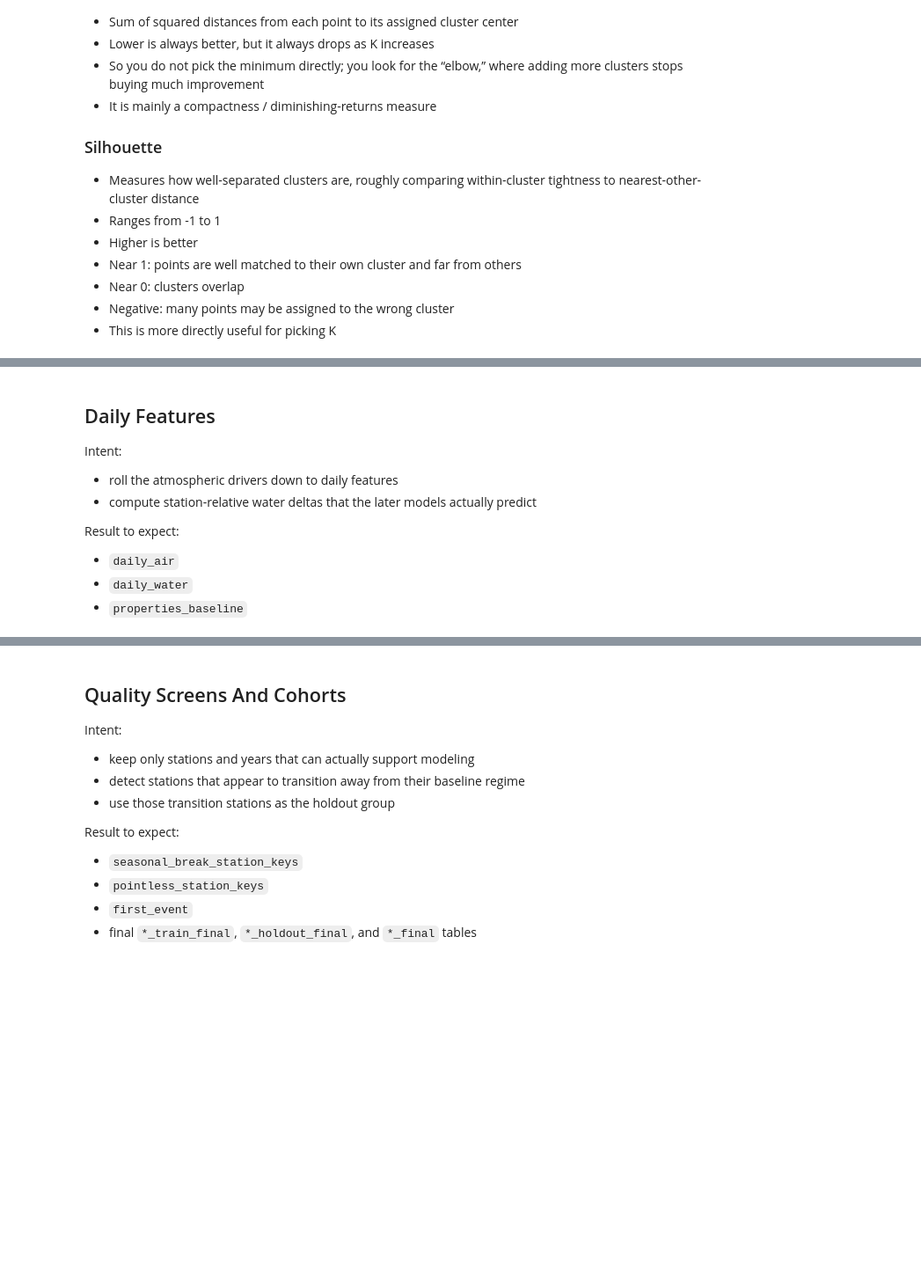
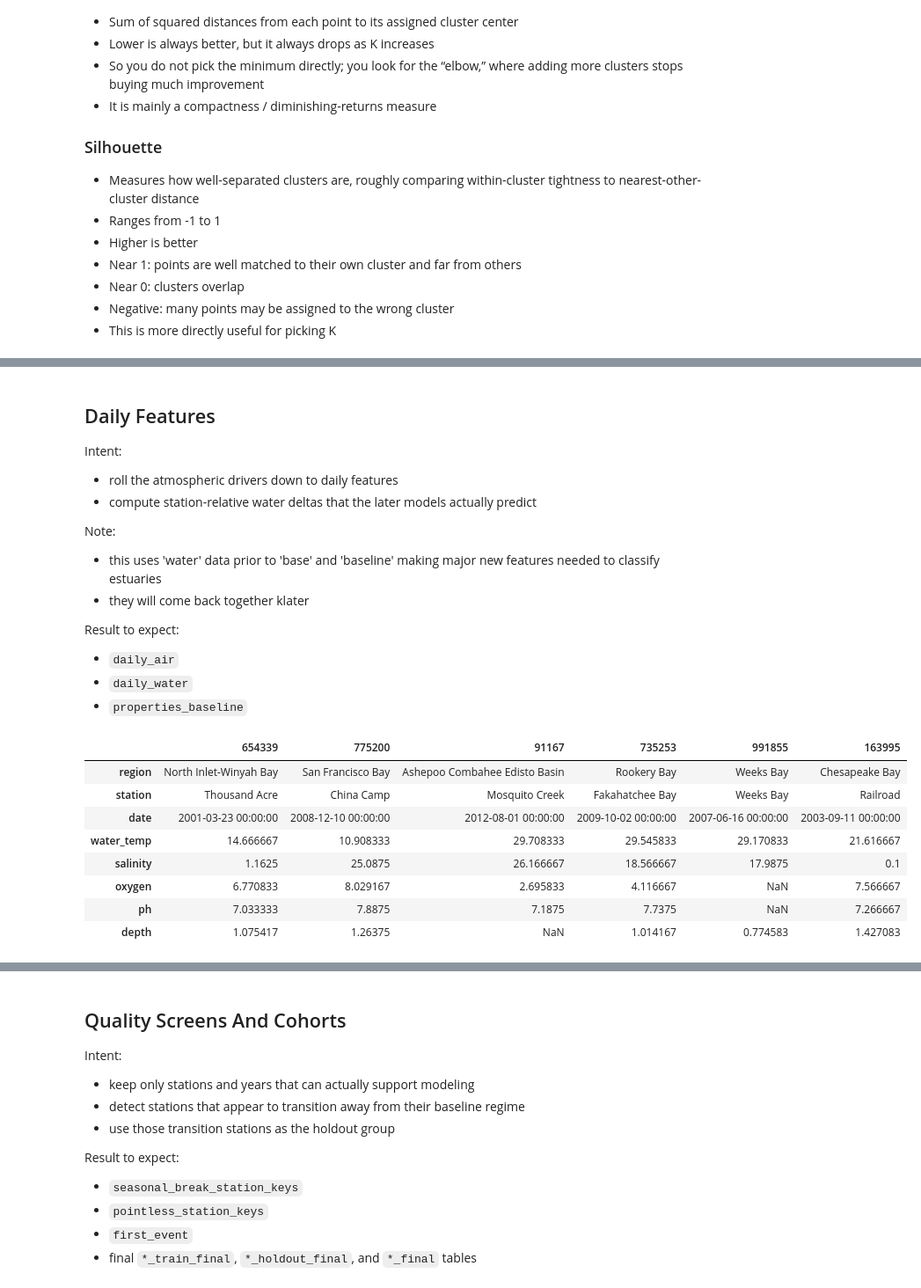
Before and after one commit to jeturcotte/estuaries, a Jupyter notebook: code/t4d.full.project.lite.ipynb, the cells around one changed output, grey strips where cells are left out. Shown at 88% size. Drawn from its saved outputs; the diff is of its cells as text; code cells hidden in the pictures; blank space fills up the shorter version.

```diff
--- a/code/t4d.full.project.lite.ipynb
+++ b/code/t4d.full.project.lite.ipynb
@@ -720,7 +773,28 @@ Intent:
 - roll the atmospheric drivers down to daily features
 - compute station-relative water deltas that the later models actually predict
 
+Note:
+- this uses 'water' data prior to 'base' and 'baseline' making major new features needed to classify estuaries
+- they will come back together klater
+
 Result to expect:
 - `daily_air`
 - `daily_water`
 - `properties_baseline`
+# %%
+# and now, let's roll the main driver table down to daily rows
+daily_baseline = water.dropna( subset = [ "datetime" ] )
+daily_baseline [ "date" ] = daily_baseline[ "datetime" ].dt.floor( "D" )
+
+daily_air = (
+    daily_baseline
+    .groupby( [ "region", "station", "date" ], as_index = False )
+    .agg(
+        air_temp = ( "air_temp", "mean" ),
+        wind_speed = ( "wind_speed", "mean" ),
+        solar = ( "solar_radiation", "mean" ),
+        precip = ( "precipitation", "sum" ),
+    )
+    .sort_values( [ "region", "station", "date" ] )
+)
+#daily_air.describe( ).round( 3 )
@@ -726,0 +835,12 @@ Result to expect:
+# %%
+daily_water.sample( 6 ).T
+# %% [output]
+|  | 654339 | 775200 | 91167 | 735253 | 991855 | 163995 |
+| region | North Inlet-Winyah Bay | San Francisco Bay | Ashepoo Combahee Edisto Basin | Rookery Bay | Weeks Bay | Chesapeake Bay |
+| station | Thousand Acre | China Camp | Mosquito Creek | Fakahatchee Bay | Weeks Bay | Railroad |
+| date | 2001-03-23 00:00:00 | 2008-12-10 00:00:00 | 2012-08-01 00:00:00 | 2009-10-02 00:00:00 | 2007-06-16 00:00:00 | 2003-09-11 00:00:00 |
+| water_temp | 14.666667 | 10.908333 | 29.708333 | 29.545833 | 29.170833 | 21.616667 |
+| salinity | 1.1625 | 25.0875 | 26.166667 | 18.566667 | 17.9875 | 0.1 |
+| oxygen | 6.770833 | 8.029167 | 2.695833 | 4.116667 | NaN | 7.566667 |
+| ph | 7.033333 | 7.8875 | 7.1875 | 7.7375 | NaN | 7.266667 |
+| depth | 1.075417 | 1.26375 | NaN | 1.014167 | 0.774583 | 1.427083 |
```
Also changed, not shown: parts of 27 cells of this notebook.
